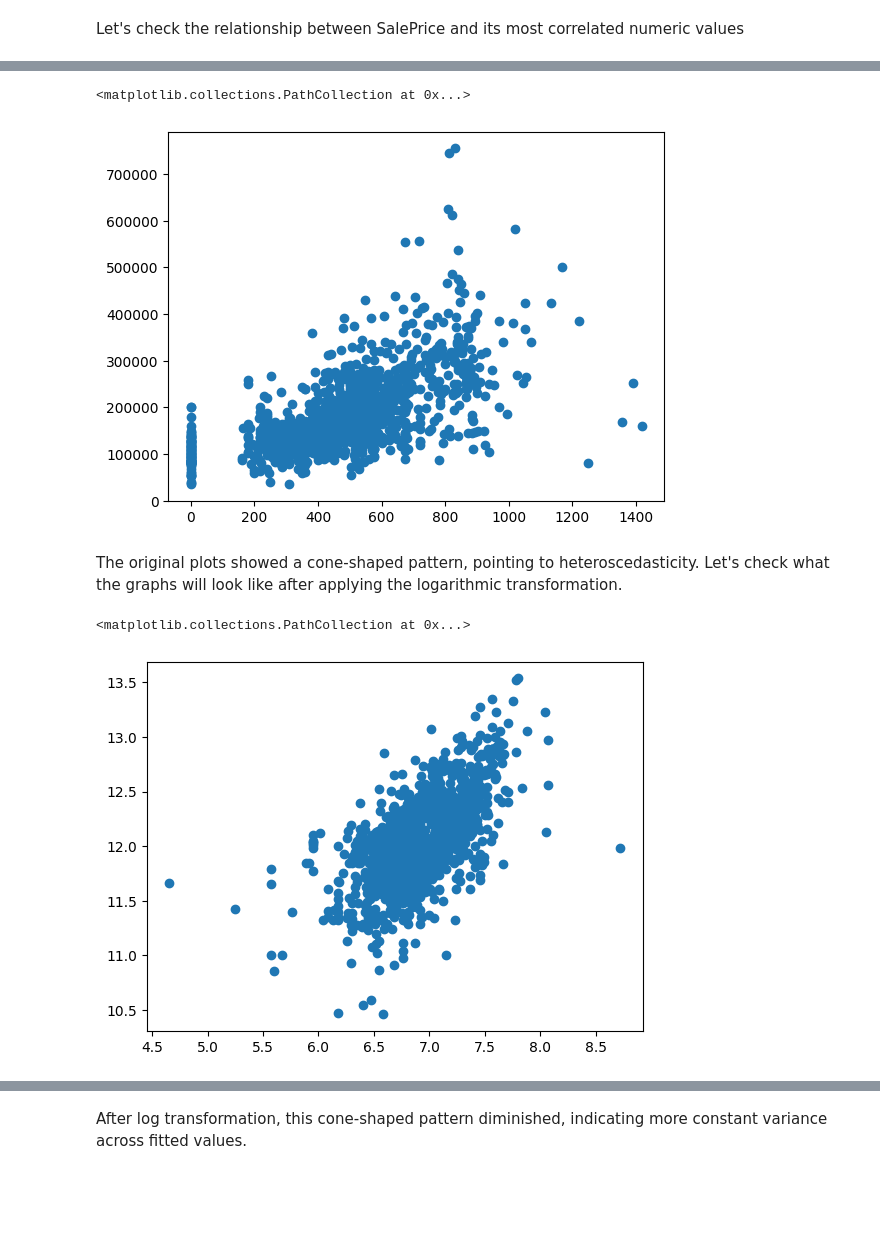
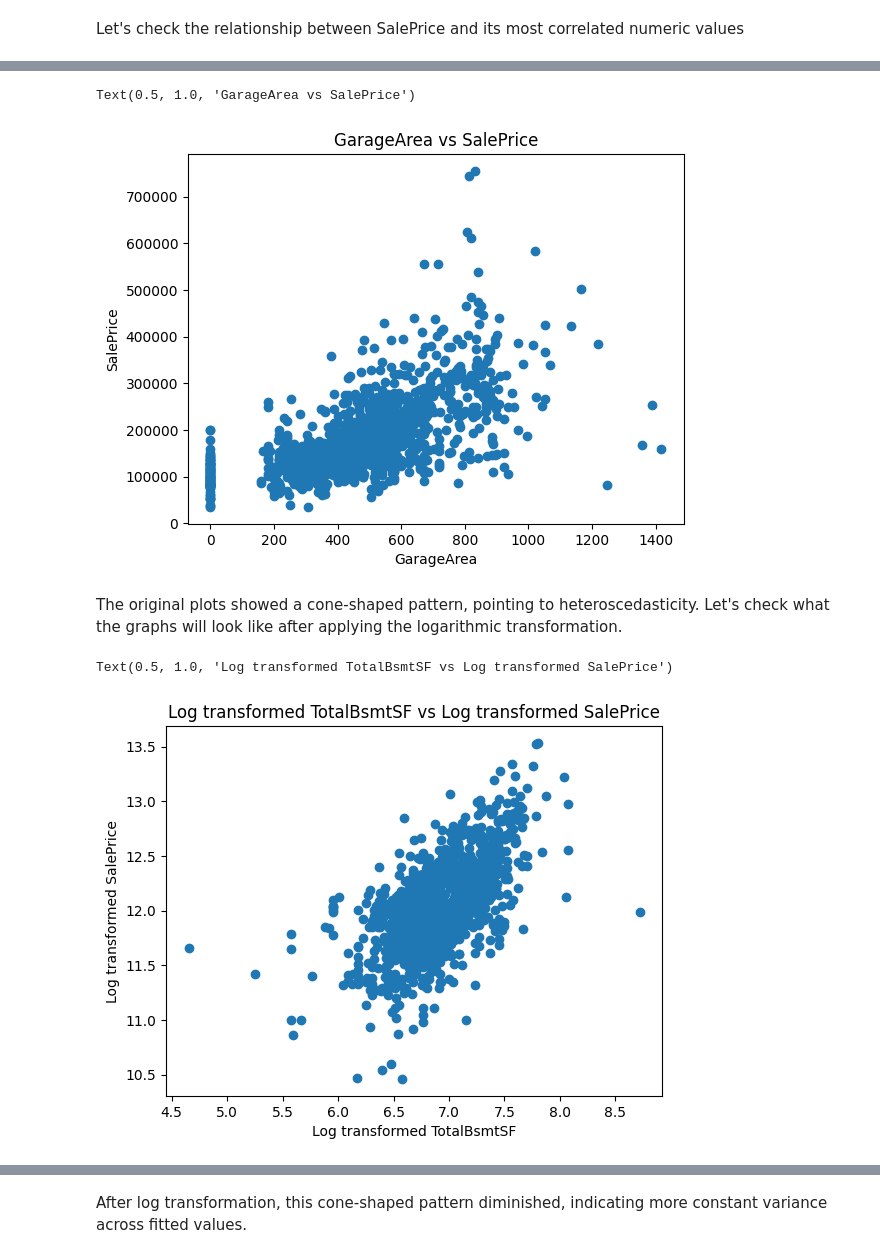
Before and after one commit to k0stro/house-prices-eda-regression, a Jupyter notebook: house-prices-eda-regression.ipynb, the cells around one changed output, grey strips where cells are left out. Cells and saved outputs as stored; diff of their text form; code cells hidden in the pictures; blank space fills up the shorter version.

```diff
--- a/house-prices-eda-regression.ipynb
+++ b/house-prices-eda-regression.ipynb
@@ -825,8 +837,11 @@ plt.scatter(df_encoded['GrLivArea'], df_encoded['SalePrice'])
 # %%
 plt.scatter(df_encoded['GarageArea'], df_encoded['SalePrice'])
+plt.xlabel('GarageArea')
+plt.ylabel('SalePrice')
+plt.title('GarageArea vs SalePrice')
 # %% [output]
-<matplotlib.collections.PathCollection at 0x...>
+Text(0.5, 1.0, 'GarageArea vs SalePrice')
-[figure, old version]
+[figure, new version]
 # %% [markdown]
 The original plots showed a cone-shaped pattern, pointing to heteroscedasticity. Let's check what the graphs will look like after applying the logarithmic transformation.
 # %%
@@ -834,9 +849,12 @@ x = np.log(df_encoded['TotalBsmtSF'])
 y = np.log(df_encoded['SalePrice'])
 
 plt.scatter(x, y)
+plt.xlabel('Log transformed TotalBsmtSF')
+plt.ylabel('Log transformed SalePrice')
+plt.title('Log transformed TotalBsmtSF vs Log transformed SalePrice')
 # %% [output]
-<matplotlib.collections.PathCollection at 0x...>
+Text(0.5, 1.0, 'Log transformed TotalBsmtSF vs Log transformed SalePrice')
-[figure, old version]
+[figure, new version]
 # %%
 x = np.log(df_encoded['GrLivArea'])
 y = np.log(df_encoded['SalePrice'])
```
Also changed, not shown: parts of 13 cells of this notebook.
